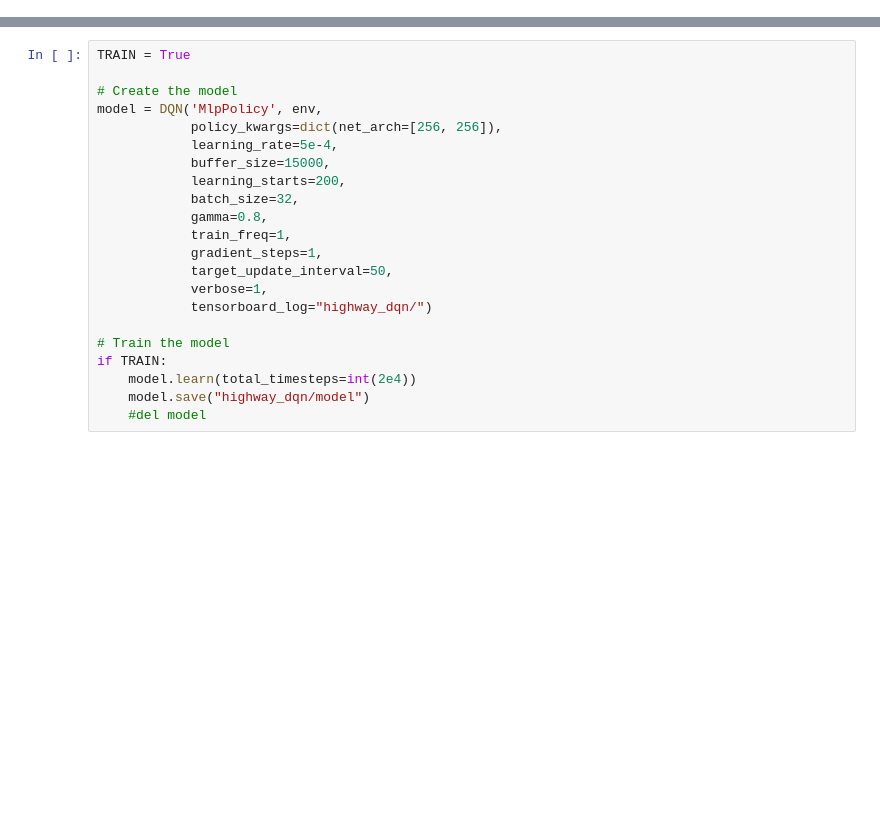
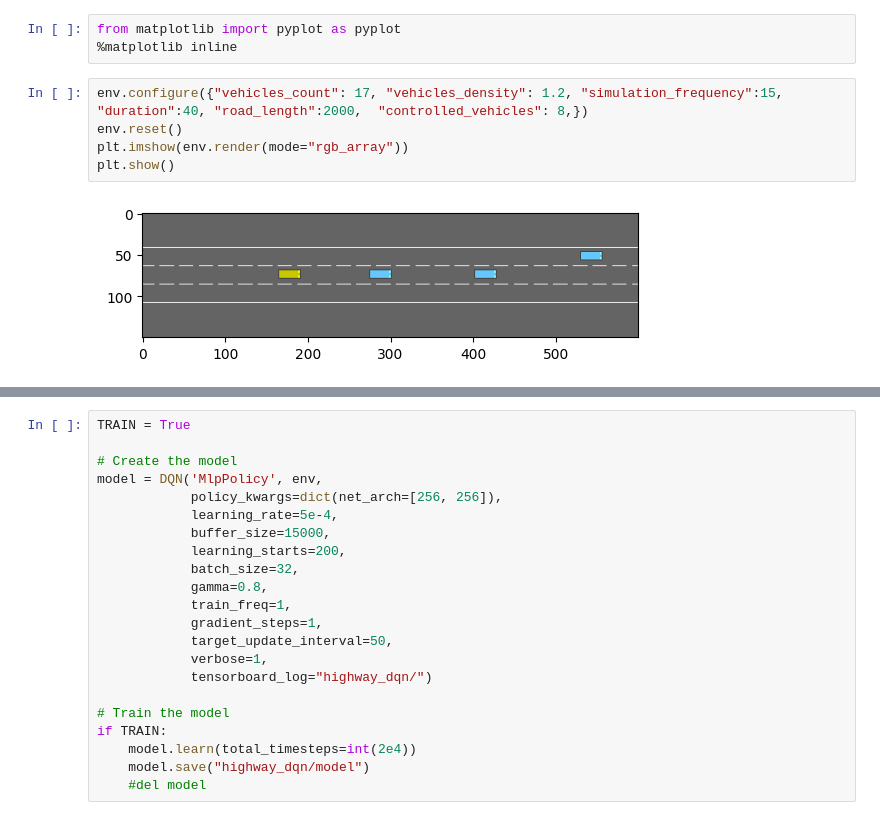
Before and after one commit to RaulEP/MscThesis-MAHighwayEnv, a Jupyter notebook: main.ipynb, the cells around one changed output, grey strips where cells are left out. Drawn from its saved outputs; the diff is of its cells as text; blank space fills up the shorter version.

```diff
--- a/main.ipynb
+++ b/main.ipynb
@@ -14,0 +8,10 @@ env = gym.make('ma-highway-v0')
+# %%
+from matplotlib import pyplot as pyplot
+%matplotlib inline
+# %%
+env.configure({"vehicles_count": 17, "vehicles_density": 1.2, "simulation_frequency":15, "duration":40, "road_length":2000,  "controlled_vehicles": 8,})
+env.reset()
+plt.imshow(env.render(mode="rgb_array"))
+plt.show()
+# %% [output]
+[figure, added]
```
Also changed, not shown: parts of 12 cells of this notebook, 2 other files.
